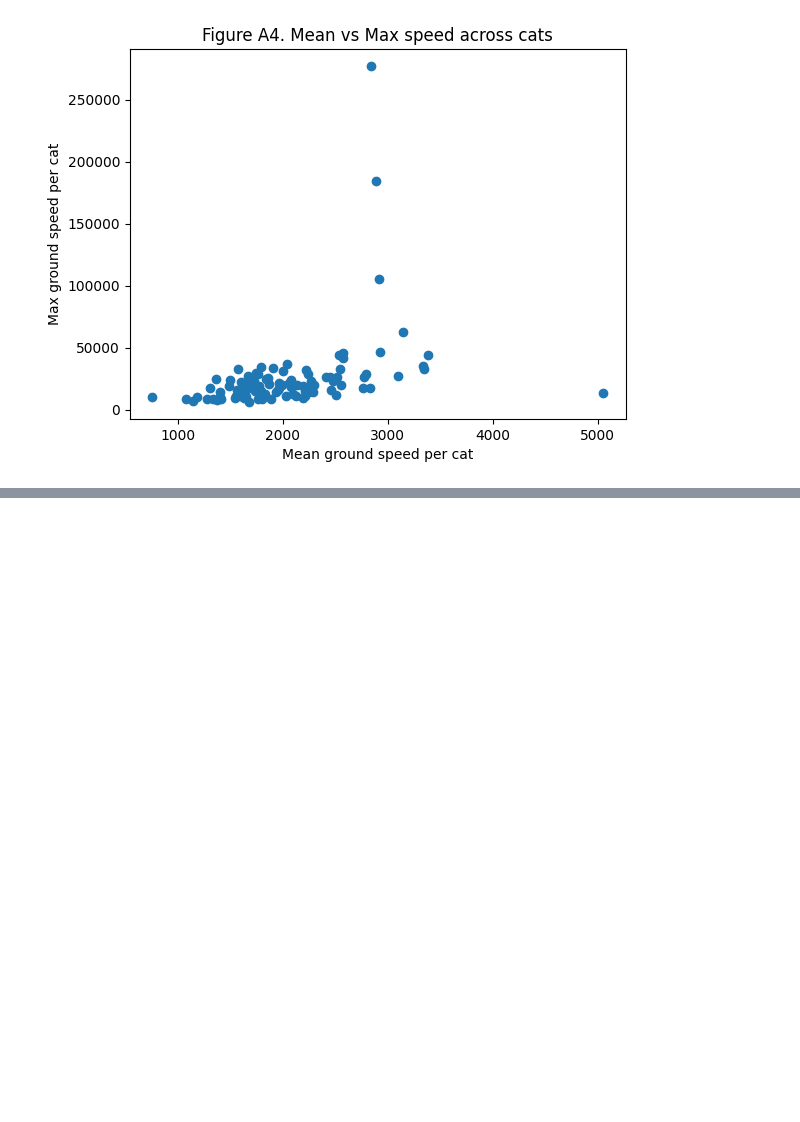
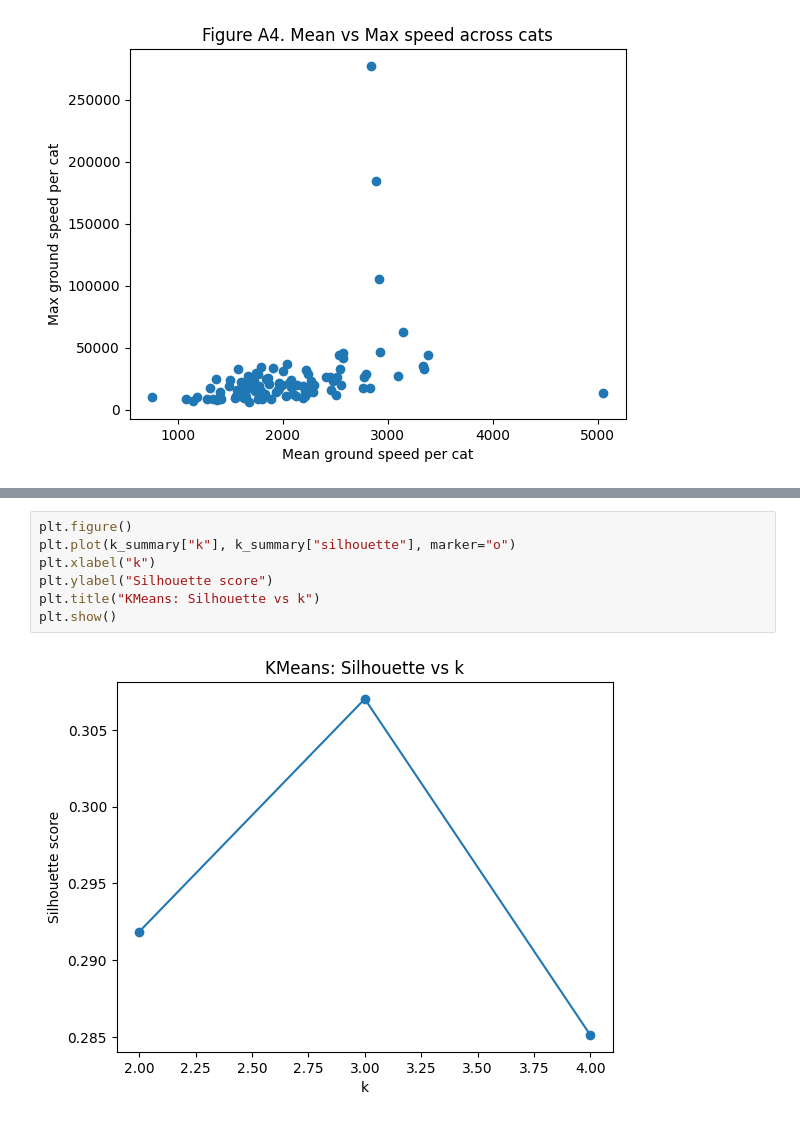
Before and after one commit to yinyue31/BA820-Team6-Project, a Jupyter notebook: BA820_Team6_Project_M2_Xiaoxuan_Zhu.ipynb, the cells around one changed output, grey strips where cells are left out. Drawn from its saved outputs; the diff is of its cells as text; blank space fills up the shorter version.

```diff
--- a/BA820_Team6_Project_M2_Xiaoxuan_Zhu.ipynb
+++ b/BA820_Team6_Project_M2_Xiaoxuan_Zhu.ipynb
@@ -453,0 +275,9 @@ for c in sorted(features["kmeans_cluster"].unique()):
+# %%
+plt.figure()
+plt.plot(k_summary["k"], k_summary["silhouette"], marker="o")
+plt.xlabel("k")
+plt.ylabel("Silhouette score")
+plt.title("KMeans: Silhouette vs k")
+plt.show()
+# %% [output]
+[figure, added]
```
Also changed, not shown: parts of 38 cells of this notebook.
